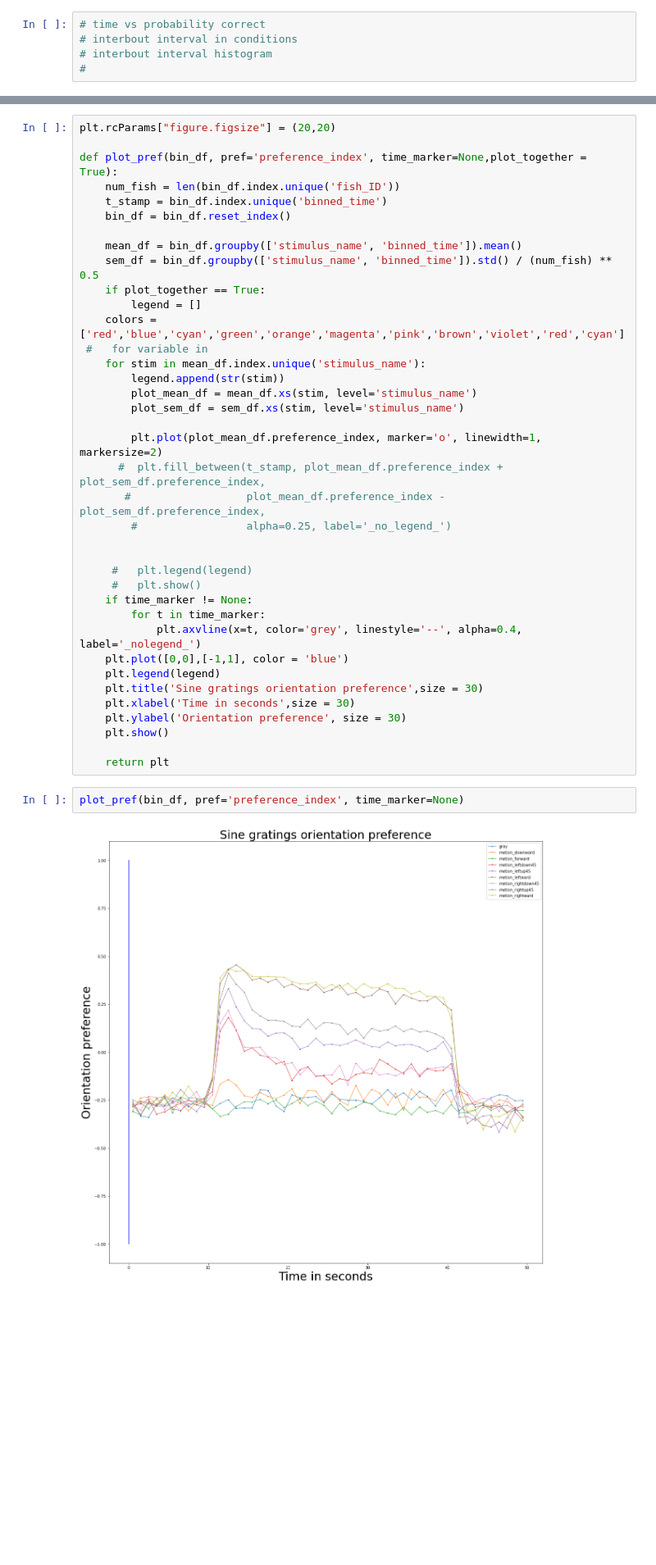
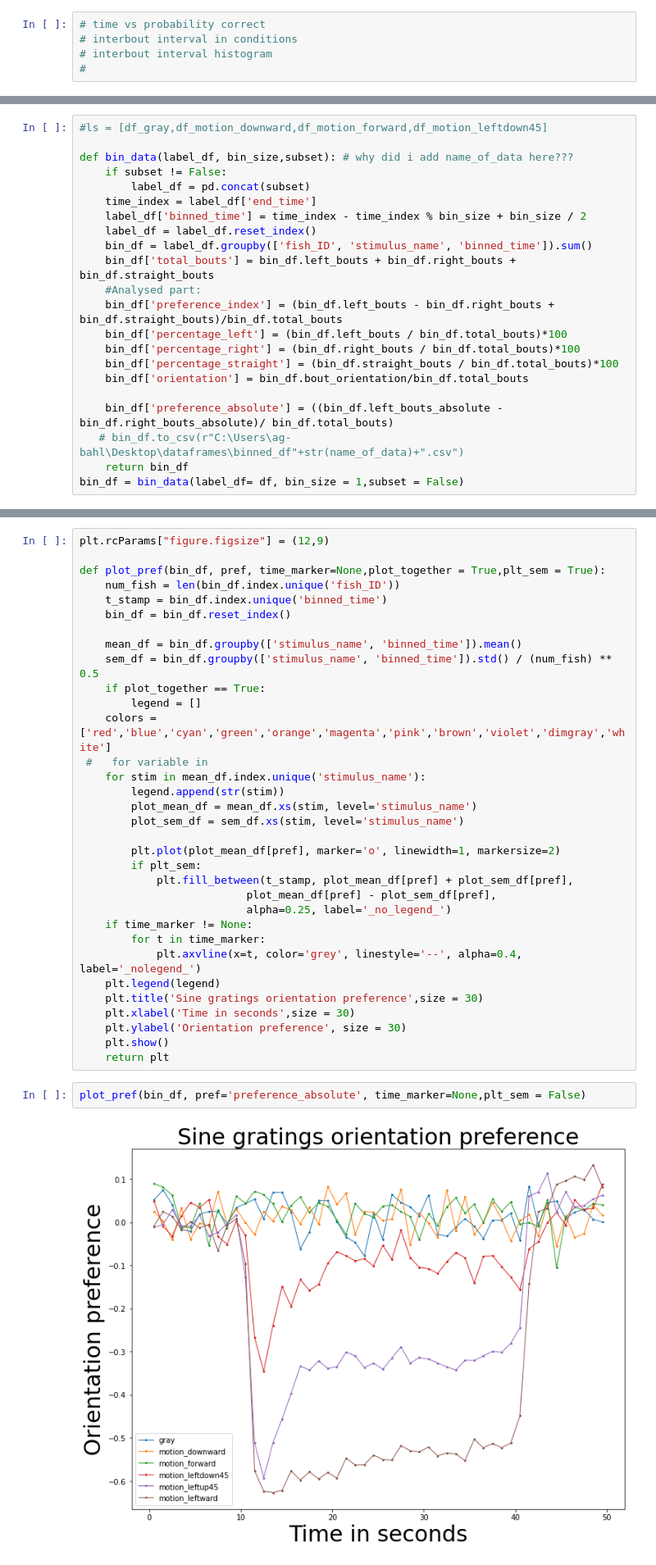
Before and after one commit to Flutura00/Master_thesis_1, a Jupyter notebook: preference_index_analysis.ipynb, the cells around one changed output, grey strips where cells are left out. Shown at 82% size. Drawn from its saved outputs; the diff is of its cells as text; blank space fills up the shorter version.

```diff
--- a/preference_index_analysis.ipynb
+++ b/preference_index_analysis.ipynb
@@ -258,0 +139,22 @@ df
+# %%
+#ls = [df_gray,df_motion_downward,df_motion_forward,df_motion_leftdown45]
+
+def bin_data(label_df, bin_size,subset): # why did i add name_of_data here???
+    if subset != False:
+        label_df = pd.concat(subset)
+    time_index = label_df['end_time']
+    label_df['binned_time'] = time_index - time_index % bin_size + bin_size / 2
+    label_df = label_df.reset_index()
+    bin_df = label_df.groupby(['fish_ID', 'stimulus_name', 'binned_time']).sum()
+    bin_df['total_bouts'] = bin_df.left_bouts + bin_df.right_bouts + bin_df.straight_bouts
+    #Analysed part:
+    bin_df['preference_index'] = (bin_df.left_bouts - bin_df.right_bouts + bin_df.straight_bouts)/bin_df.total_bouts
+    bin_df['percentage_left'] = (bin_df.left_bouts / bin_df.total_bouts)*100
+    bin_df['percentage_right'] = (bin_df.right_bouts / bin_df.total_bouts)*100
+    bin_df['percentage_straight'] = (bin_df.straight_bouts / bin_df.total_bouts)*100
+    bin_df['orientation'] = bin_df.bout_orientation/bin_df.total_bouts
+
+    bin_df['preference_absolute'] = ((bin_df.left_bouts_absolute -bin_df.right_bouts_absolute)/ bin_df.total_bouts)
+   # bin_df.to_csv(r"C:\Users\ag-bahl\Desktop\dataframes\binned_df"+str(name_of_data)+".csv")
+    return bin_df
+bin_df = bin_data(label_df= df, bin_size = 1,subset = False)
@@ -259,7 +178,7 @@ df
 # %%
-plt.rcParams["figure.figsize"] = (20,20)
+plt.rcParams["figure.figsize"] = (12,9)
 
-def plot_pref(bin_df, pref='preference_index', time_marker=None,plot_together = True):
+def plot_pref(bin_df, pref, time_marker=None,plot_together = True,plt_sem = True):
     num_fish = len(bin_df.index.unique('fish_ID'))
     t_stamp = bin_df.index.unique('binned_time')
     bin_df = bin_df.reset_index()
@@ -268,34 +187,29 @@ def plot_pref(bin_df, pref='preference_index', time_marker=None,plot_together =
     sem_df = bin_df.groupby(['stimulus_name', 'binned_time']).std() / (num_fish) ** 0.5
     if plot_together == True:
         legend = []
-    colors = ['red','blue','cyan','green','orange','magenta','pink','brown','violet','red','cyan']
+    colors = ['red','blue','cyan','green','orange','magenta','pink','brown','violet','dimgray','white']
  #   for variable in
     for stim in mean_df.index.unique('stimulus_name'):
         legend.append(str(stim))
         plot_mean_df = mean_df.xs(stim, level='stimulus_name')
         plot_sem_df = sem_df.xs(stim, level='stimulus_name')
 
-        plt.plot(plot_mean_df.preference_index, marker='o', linewidth=1, markersize=2)
-      #  plt.fill_between(t_stamp, plot_mean_df.preference_index + plot_sem_df.preference_index,
-       #                  plot_mean_df.preference_index - plot_sem_df.preference_index,
-        #                 alpha=0.25, label='_no_legend_')
-
-
-     #   plt.legend(legend)
-     #   plt.show()
+        plt.plot(plot_mean_df[pref], marker='o', linewidth=1, markersize=2)
+        if plt_sem:
+            plt.fill_between(t_stamp, plot_mean_df[pref] + plot_sem_df[pref],
+                          plot_mean_df[pref] - plot_sem_df[pref],
+                          alpha=0.25, label='_no_legend_')
     if time_marker != None:
         for t in time_marker:
             plt.axvline(x=t, color='grey', linestyle='--', alpha=0.4, label='_nolegend_')
-    plt.plot([0,0],[-1,1], color = 'blue')
     plt.legend(legend)
     plt.title('Sine gratings orientation preference',size = 30)
     plt.xlabel('Time in seconds',size = 30)
     plt.ylabel('Orientation preference', size = 30)
     plt.show()
-
     return plt
 # %%
-plot_pref(bin_df, pref='preference_index', time_marker=None)
+plot_pref(bin_df, pref='preference_absolute', time_marker=None,plt_sem = False)
 # %% [output]
-[figure, old version]
+[figure, new version]
 <module 'matplotlib.pyplot' from 'C:\\Users\\ag-bahl\\anaconda3\\envs\\py39\\lib\\site-packages\\matplotlib\\pyplot.py'>
```
Also changed, not shown: parts of 18 cells of this notebook, 13 other files.
